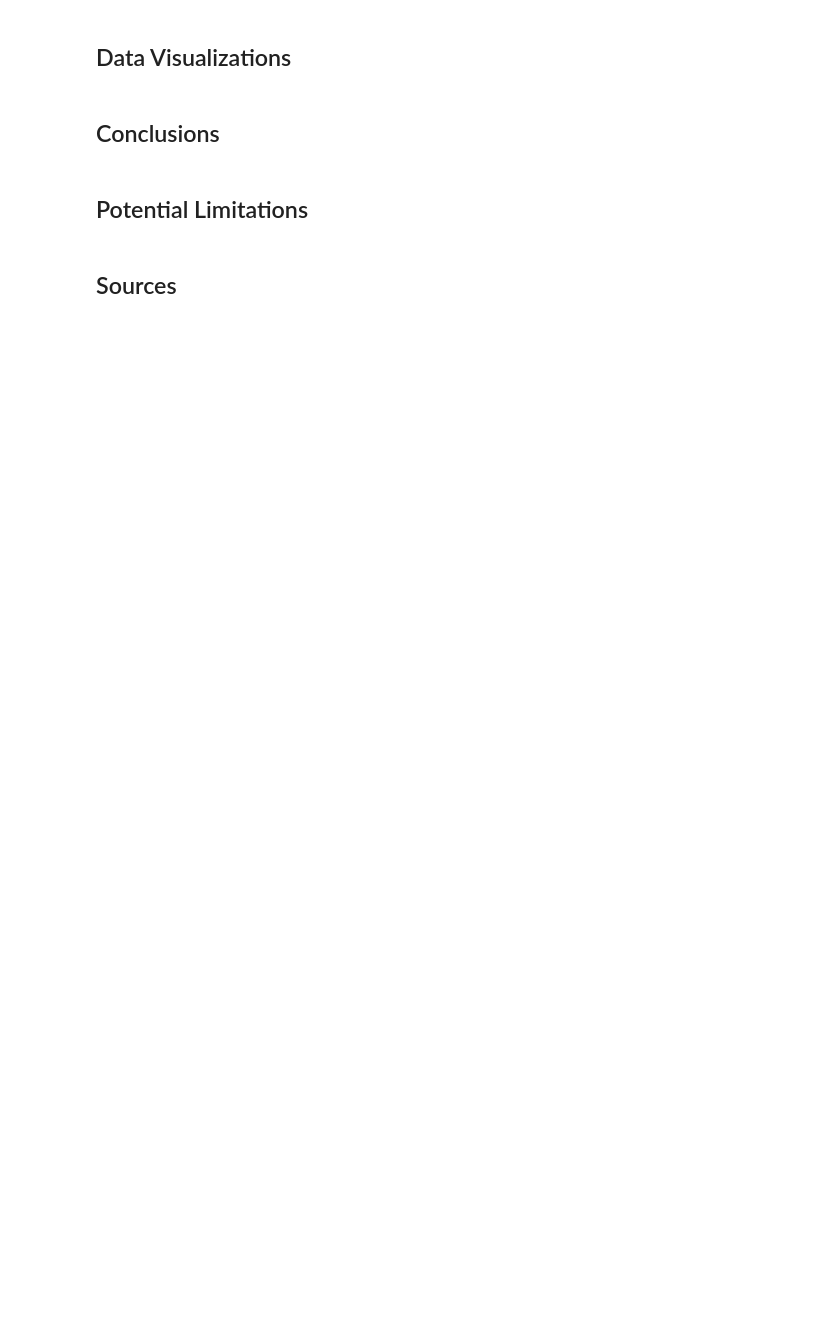
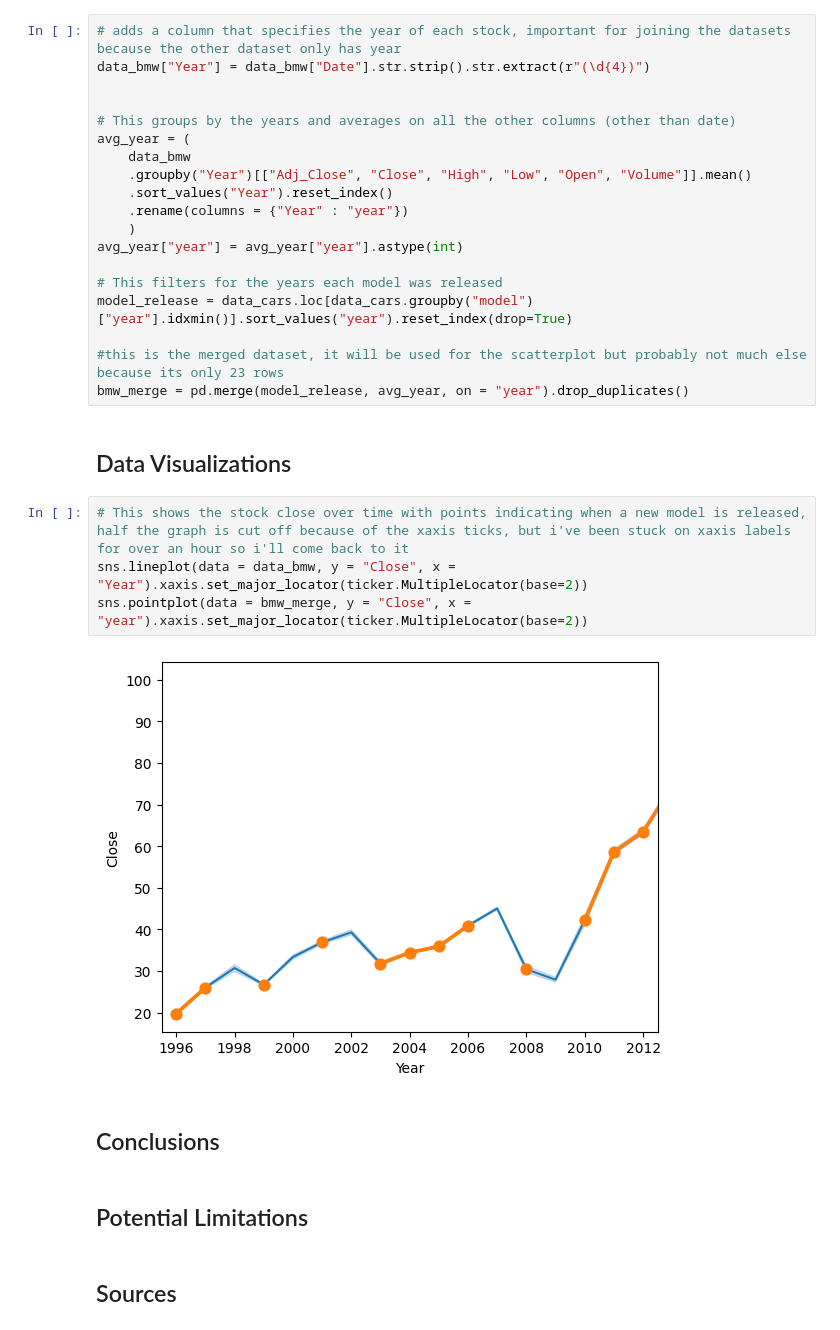
Before and after one commit to Kev-in123/DATA-200-Midterm, a Jupyter notebook: Midterm.ipynb, the cells around one changed output. Drawn from its saved outputs; the diff is of its cells as text; blank space fills up the shorter version.

Commit message:
Add files via upload
I cleaned and pre-processed some of the data for a visualization, its working but still incomplete

```diff
--- a/Midterm.ipynb
+++ b/Midterm.ipynb
@@ -40,8 +59,33 @@ data_cars
 | 2013 | 2 Series | 2020 | 25603 |
 | 3838 | 5 Series | 2020 | 35500 |
 10781 rows × 3 columns
+# %%
+# adds a column that specifies the year of each stock, important for joining the datasets because the other dataset only has year
+data_bmw["Year"] = data_bmw["Date"].str.strip().str.extract(r"(\d{4})")
+
+
+# This groups by the years and averages on all the other columns (other than date)
+avg_year = (
+    data_bmw
+    .groupby("Year")[["Adj_Close", "Close", "High", "Low", "Open", "Volume"]].mean()
+    .sort_values("Year").reset_index()
+    .rename(columns = {"Year" : "year"})
+    )
+avg_year["year"] = avg_year["year"].astype(int)
+
+# This filters for the years each model was released
+model_release = data_cars.loc[data_cars.groupby("model")["year"].idxmin()].sort_values("year").reset_index(drop=True)
+
+#this is the merged dataset, it will be used for the scatterplot but probably not much else because its only 23 rows
+bmw_merge = pd.merge(model_release, avg_year, on = "year").drop_duplicates()
 # %% [markdown]
 ## Data Visualizations
+# %%
+# This shows the stock close over time with points indicating when a new model is released, half the graph is cut off because of the xaxis ticks, but i've been stuck on xaxis labels for over an hour so i'll come back to it
+sns.lineplot(data = data_bmw, y = "Close", x = "Year").xaxis.set_major_locator(ticker.MultipleLocator(base=2))
+sns.pointplot(data = bmw_merge, y = "Close", x = "year").xaxis.set_major_locator(ticker.MultipleLocator(base=2))
+# %% [output]
+[figure, added]
 # %% [markdown]
 ## Conclusions
 # %% [markdown]
```
Also changed, not shown: parts of 1 cell of this notebook.
